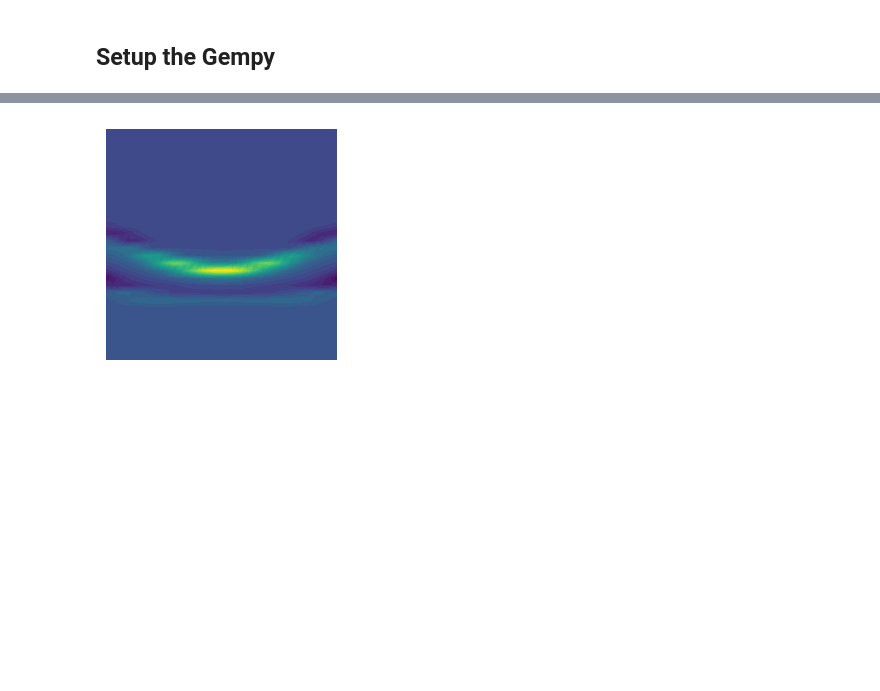
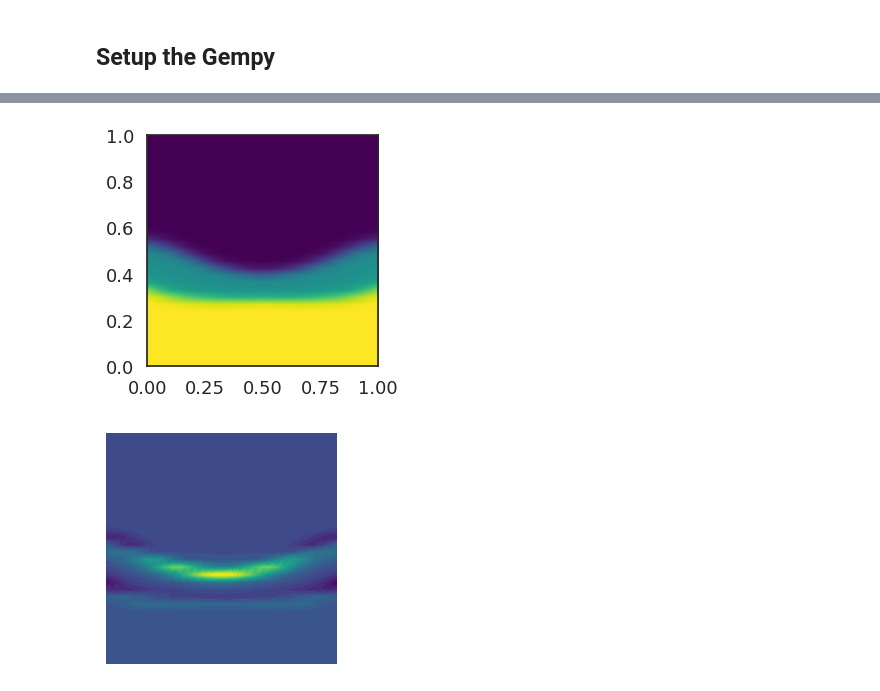
Before and after one commit to Deepprakash222/GempyDINO, a Jupyter notebook: tom_scratch/POD_and_reductions.ipynb, the cells around one changed output, grey strips where cells are left out. Saved outputs shown, nothing was run; the diff lists cells and outputs as text; code cells hidden in the pictures; blank space fills up the shorter version.

```diff
--- a/tom_scratch/POD_and_reductions.ipynb
+++ b/tom_scratch/POD_and_reductions.ipynb
@@ -77,3 +80,9 @@ fig.set_size_inches(3, 3)
+# %%
+plt.imshow(A[v2d].reshape((nx+1,ny+1)),cmap="viridis" ,origin='lower',extent=[0, 1, 0, 1],interpolation='bilinear')
+# Set figure size to 3x3 inches
+plt.gcf().set_size_inches(3, 3)
+# %% [output]
+[figure, added]
 # %%
 m_nodes_hat.vector().set_local(dmdc_data[0,:,0][d2v])
 plt.axis("off")
```
Also changed, not shown: parts of 14 cells of this notebook, 9 other files.
